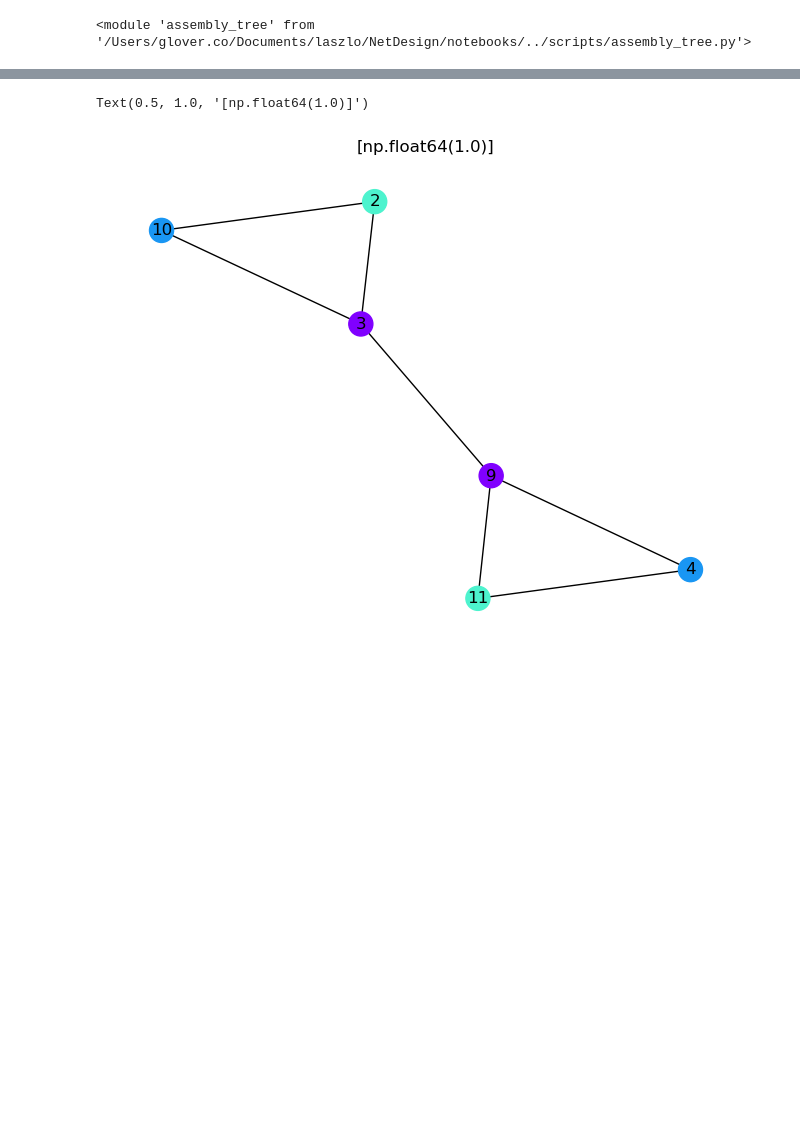
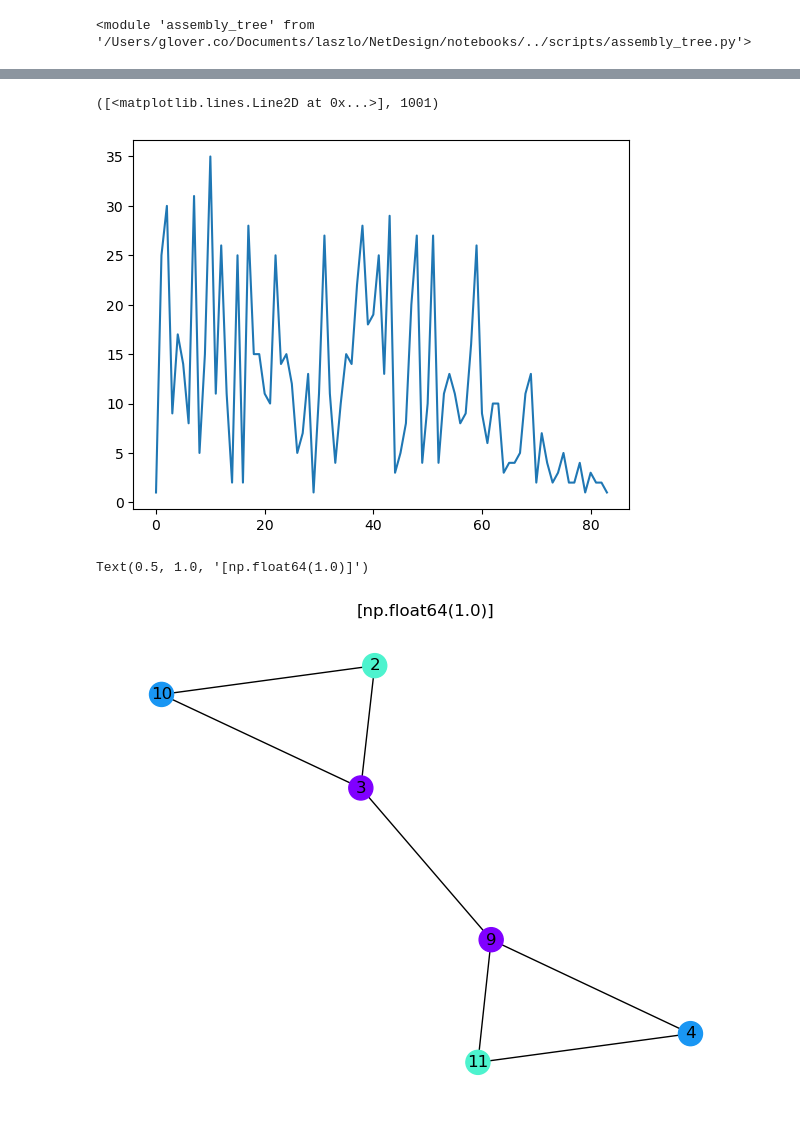
Before and after one commit to coryglover/NetDesign, a Jupyter notebook: notebooks/random_walk.ipynb, the cells around one changed output, grey strips where cells are left out. Drawn from its saved outputs; the diff is of its cells as text; code cells hidden in the pictures; blank space fills up the shorter version.

```diff
--- a/notebooks/random_walk.ipynb
+++ b/notebooks/random_walk.ipynb
@@ -65,3 +81,8 @@ initial_tree = mcmc.AssemblyTree(target,X,O,capacity)
+# %%
+plt.plot(counts), sum(counts)
+# %% [output]
+([<matplotlib.lines.Line2D at 0x...>], 1001)
+[figure, added]
 # %%
 ex0 = mcmc.DesignMCMC(initial_tree)
 Tis = np.ones(100)
```
Also changed, not shown: parts of 5 cells of this notebook, 2 other files.
